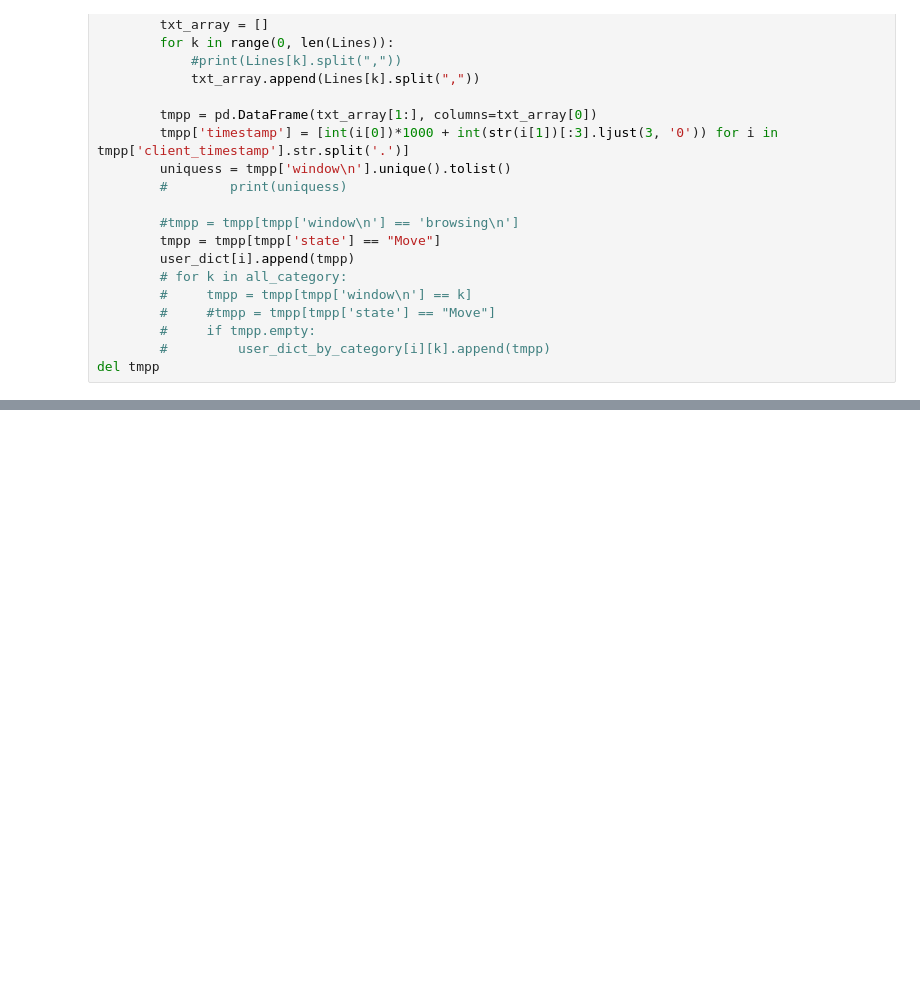
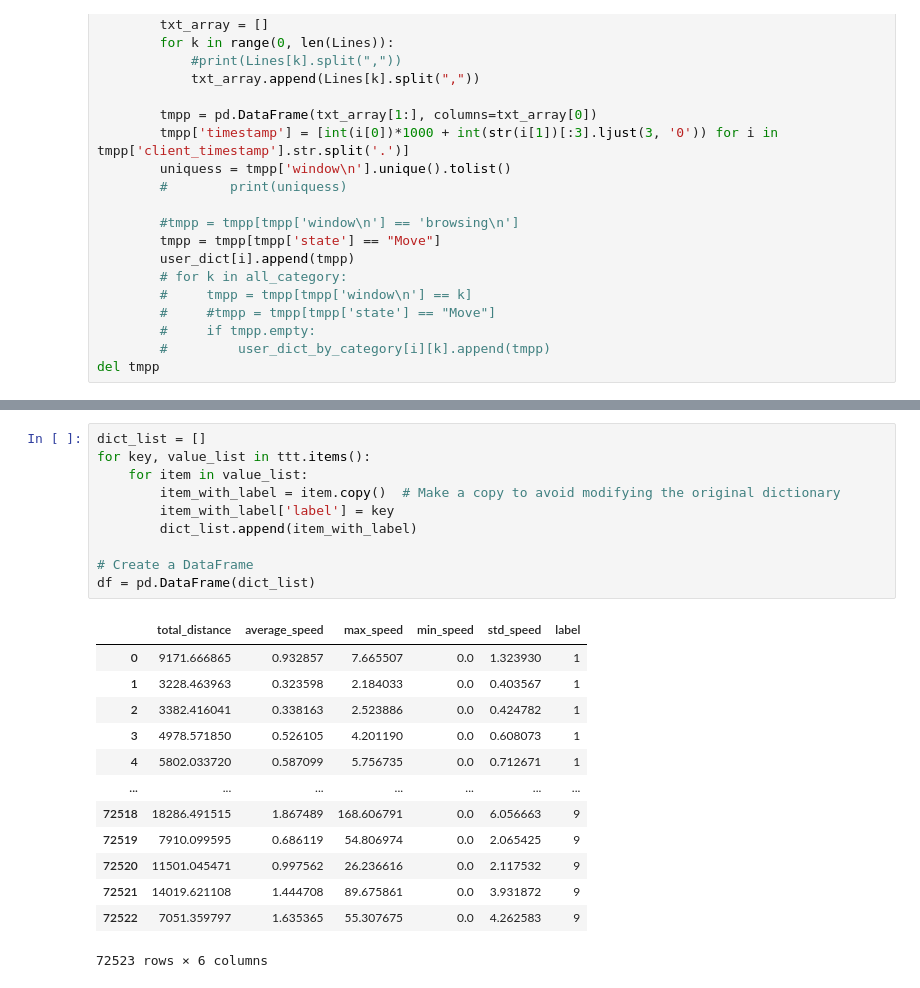
Before and after one commit to oscilloscope/mouse_boun, a Jupyter notebook: Extract_all_move_mouse_not_only_browsing.ipynb, the cells around one changed output, grey strips where cells are left out. Drawn from its saved outputs; the diff is of its cells as text; blank space fills up the shorter version.

```diff
--- a/Extract_all_move_mouse_not_only_browsing.ipynb
+++ b/Extract_all_move_mouse_not_only_browsing.ipynb
@@ -152,0 +276,24 @@ MemoryError:
+# %%
+dict_list = []
+for key, value_list in ttt.items():
+    for item in value_list:
+        item_with_label = item.copy()  # Make a copy to avoid modifying the original dictionary
+        item_with_label['label'] = key
+        dict_list.append(item_with_label)
+
+# Create a DataFrame
+df = pd.DataFrame(dict_list)
+# %% [output]
+|  | total_distance | average_speed | max_speed | min_speed | std_speed | label |
+| 0 | 9171.666865 | 0.932857 | 7.665507 | 0.0 | 1.323930 | 1 |
+| 1 | 3228.463963 | 0.323598 | 2.184033 | 0.0 | 0.403567 | 1 |
+| 2 | 3382.416041 | 0.338163 | 2.523886 | 0.0 | 0.424782 | 1 |
+| 3 | 4978.571850 | 0.526105 | 4.201190 | 0.0 | 0.608073 | 1 |
+| 4 | 5802.033720 | 0.587099 | 5.756735 | 0.0 | 0.712671 | 1 |
+| ... | ... | ... | ... | ... | ... | ... |
+| 72518 | 18286.491515 | 1.867489 | 168.606791 | 0.0 | 6.056663 | 9 |
+| 72519 | 7910.099595 | 0.686119 | 54.806974 | 0.0 | 2.065425 | 9 |
+| 72520 | 11501.045471 | 0.997562 | 26.236616 | 0.0 | 2.117532 | 9 |
+| 72521 | 14019.621108 | 1.444708 | 89.675861 | 0.0 | 3.931872 | 9 |
+| 72522 | 7051.359797 | 1.635365 | 55.307675 | 0.0 | 4.262583 | 9 |
+72523 rows × 6 columns
```
Also changed, not shown: parts of 15 cells of this notebook, 5 other files.
